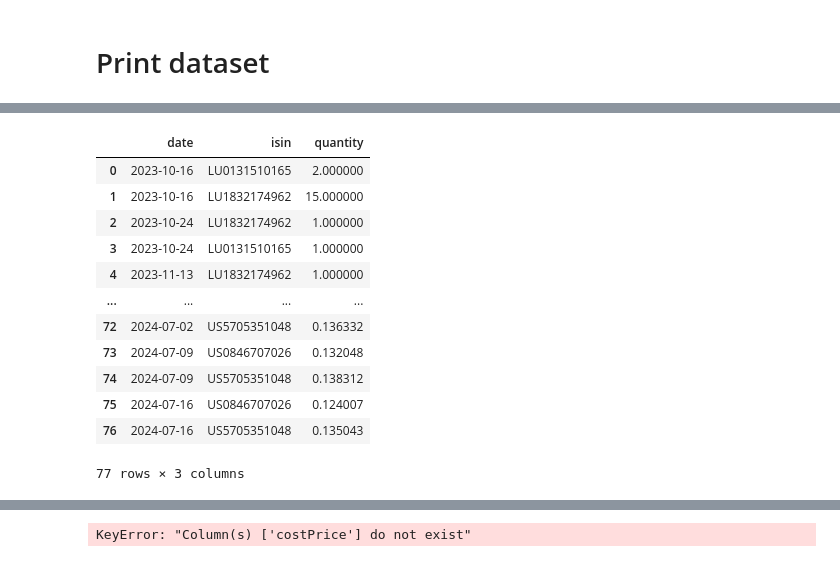
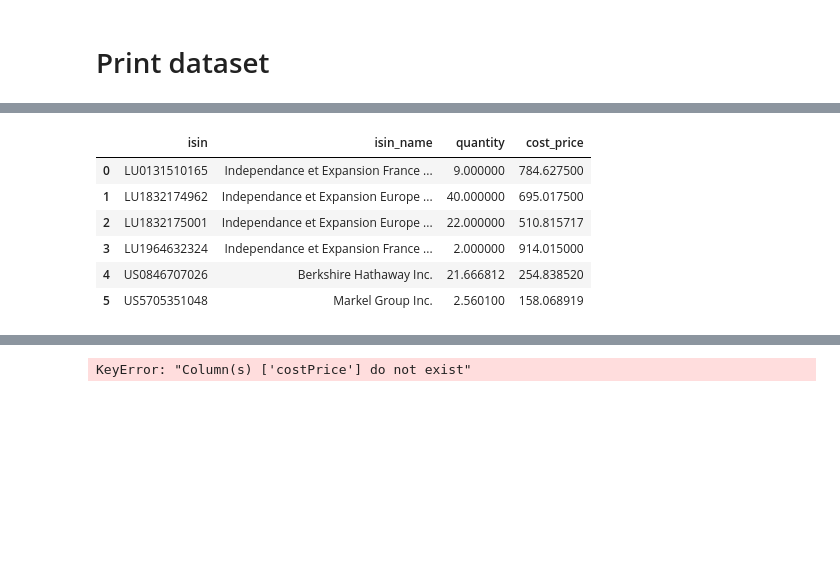
Before and after one commit to ahmedaao/dashboard-listing-securities, a Jupyter notebook: notebooks/1.0-initial-data-exploration.ipynb, the cells around one changed output, grey strips where cells are left out. Cells and saved outputs as stored; diff of their text form; code cells hidden in the pictures; blank space fills up the shorter version.

```diff
--- a/notebooks/1.0-initial-data-exploration.ipynb
+++ b/notebooks/1.0-initial-data-exploration.ipynb
@@ -58,18 +57,11 @@ Successfully connected to /home/hao/repositories/dashboard-listing-securities/ap
-# %%
-keys_to_keep = ['date', 'isin', 'quantity']
-a= tra
-pd.DataFrame(a)
-# %% [output]
-|  | date | isin | quantity |
-| 0 | 2023-10-16 | LU0131510165 | 2.000000 |
-| 1 | 2023-10-16 | LU1832174962 | 15.000000 |
-| 2 | 2023-10-24 | LU1832174962 | 1.000000 |
-| 3 | 2023-10-24 | LU0131510165 | 1.000000 |
-| 4 | 2023-11-13 | LU1832174962 | 1.000000 |
-| ... | ... | ... | ... |
-| 72 | 2024-07-02 | US5705351048 | 0.136332 |
-| 73 | 2024-07-09 | US0846707026 | 0.132048 |
-| 74 | 2024-07-09 | US5705351048 | 0.138312 |
-| 75 | 2024-07-16 | US0846707026 | 0.124007 |
-| 76 | 2024-07-16 | US5705351048 | 0.135043 |
-77 rows × 3 columns
+# %%
+z = transform.add_cost_price(dict_transactions)
+pd.DataFrame(z)
+# %% [output]
+|  | isin | isin_name | quantity | cost_price |
+| 0 | LU0131510165 | Independance et Expansion France ... | 9.000000 | 784.627500 |
+| 1 | LU1832174962 | Independance et Expansion Europe ... | 40.000000 | 695.017500 |
+| 2 | LU1832175001 | Independance et Expansion Europe ... | 22.000000 | 510.815717 |
+| 3 | LU1964632324 | Independance et Expansion France ... | 2.000000 | 914.015000 |
+| 4 | US0846707026 | Berkshire Hathaway Inc. | 21.666812 | 254.838520 |
+| 5 | US5705351048 | Markel Group Inc. | 2.560100 | 158.068919 |
```
Also changed, not shown: parts of 7 cells of this notebook, 8 other files.
